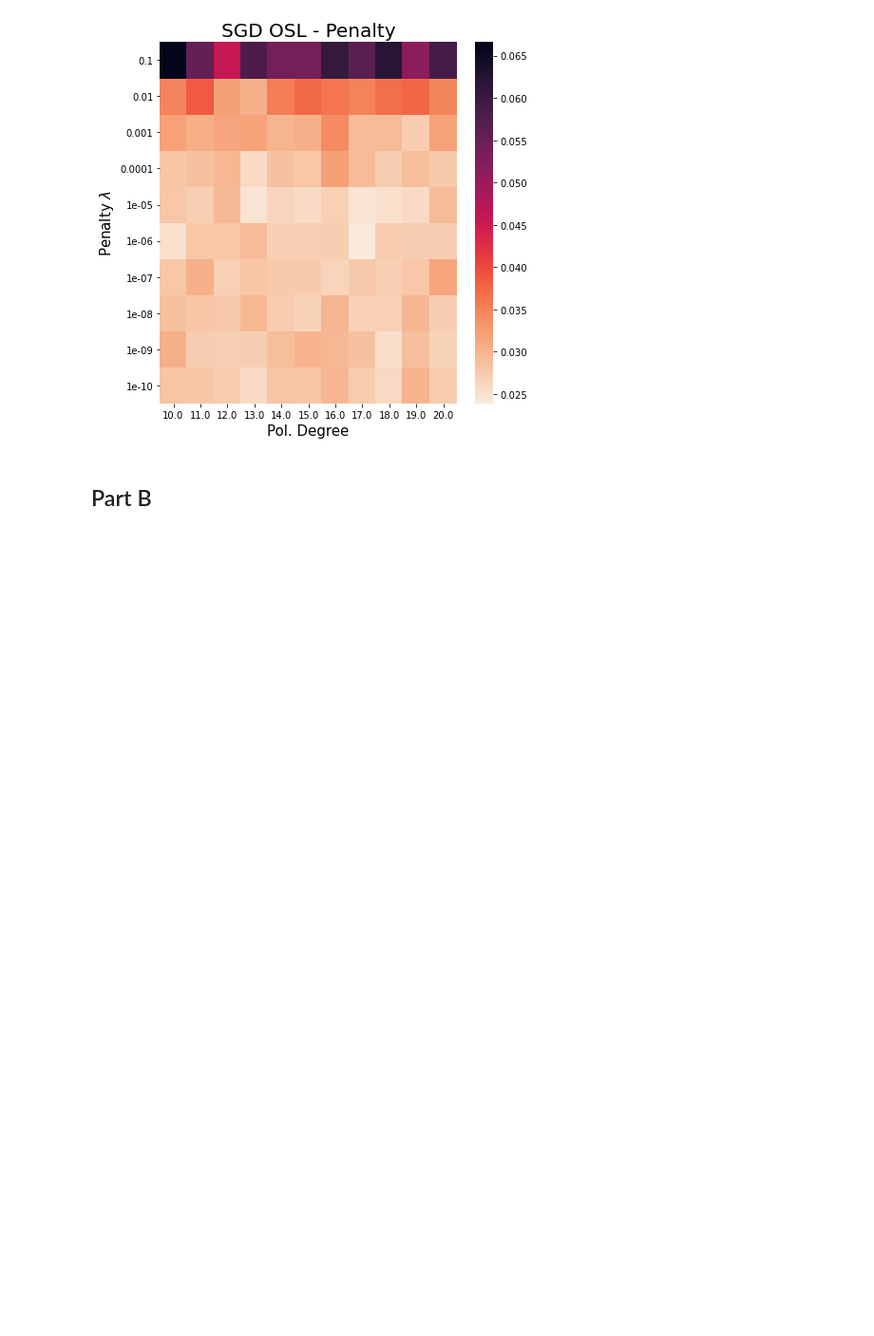
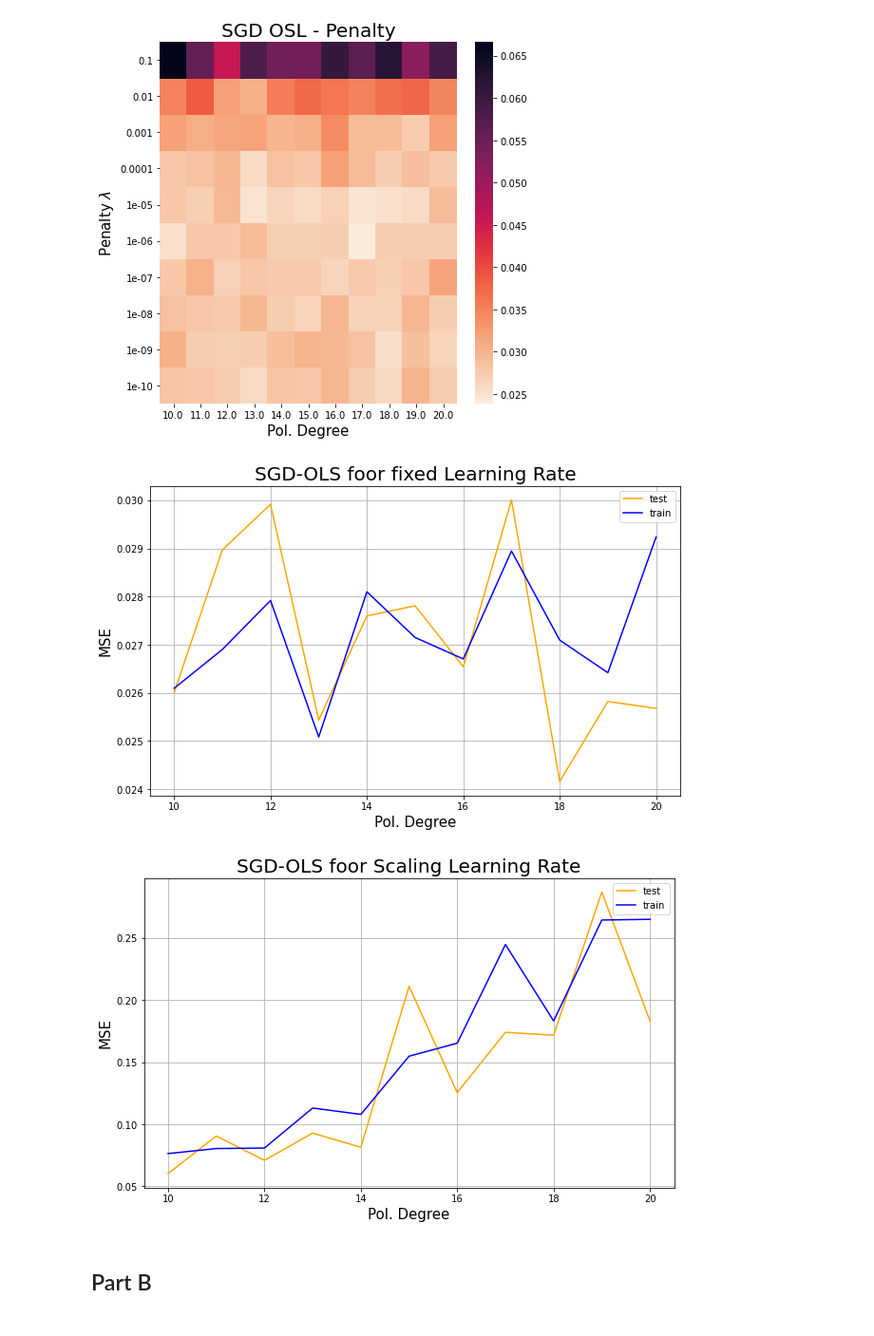
Before and after one commit to Doctus5/FYS-STK4155, a Jupyter notebook: project2/project_2.ipynb, the cells around one changed output. Shown at 95% size. Saved outputs shown, nothing was run; the diff lists cells and outputs as text; code cells hidden in the pictures; blank space fills up the shorter version.

```diff
--- a/project2/project_2.ipynb
+++ b/project2/project_2.ipynb
@@ -166,6 +177,47 @@ plot_heatmap(matrix=np.array(mer_MSE), Title='SGD OSL - Penalty', X_label='Pol.
 # %% [output]
 [figure]
 [figure]
+# %%
+#OLS WITH THE STOCHASTIC GRADIENT DESCENT (Learning Rate variable VS Non Variable).
+degree_i, degree_f = 10, 20
+degrees = np.linspace(degree_i,degree_f,degree_f-degree_i+1)
+#epochs = np.linspace(1,10,10)
+epoch = 1000
+s_batch = 1
+penalty = 0.0
+#learning = np.logspace(-12,-3,10)
+ler = 0.014
+#learning = np.linspace(0.001,0.02,20)
+non_tr_MSE = []
+non_er_MSE = []
+var_tr_MSE = []
+var_er_MSE = []
+
+for deg in degrees:
+    Xm, Z = D_matrix(0.02, int(deg))
+    #random data_test split
+    X_train, X_test, Z_train, Z_test = train_test_split(Xm, Z, test_size=0.2)
+    B0 = np.random.random((len(Xm[0]),1))
+    #adding the confidence intervals
+    beta_non = SGD(B0, X_train, Z_train, int(epoch), batch_size=s_batch, method='stochastic', lr=ler)
+    beta_var = SGD(B0, X_train, Z_train, int(epoch), batch_size=s_batch, method='stochastic')
+    #generating based on the model predictions with the train data set and the test dataset
+    Z_model_non = X_test @ beta_non
+    Ztr_model_non = X_train @ beta_non
+    Z_model_var = X_test @ beta_var
+    Ztr_model_var = X_train @ beta_var
+    #saving performance error
+    non_tr_MSE.append(MSE(Z_train, Ztr_model_non))
+    non_er_MSE.append(MSE(Z_test, Z_model_non))
+    var_tr_MSE.append(MSE(Z_train, Ztr_model_var))
+    var_er_MSE.append(MSE(Z_test, Z_model_var))
+
+#Train and Test plots
+plot_trade(er_v=non_er_MSE, tr_v=non_tr_MSE, x_values=degrees, y_label='MSE', x_label='Pol. Degree', title='SGD-OLS foor fixed Learning Rate', yscale=None, xscale=None, fig_name='SGD_fixed_lr.png')
+plot_trade(er_v=var_er_MSE, tr_v=var_tr_MSE, x_values=degrees, y_label='MSE', x_label='Pol. Degree', title='SGD-OLS foor Scaling Learning Rate', yscale=None, xscale=None, fig_name='SGD_scaled_lr.png')
+# %% [output]
+[figure, added]
+[figure, added]
 # %% [markdown]
 <h2>Part B<h2>
 # %%
```
Also changed, not shown: parts of 25 cells of this notebook, 9 other files.
